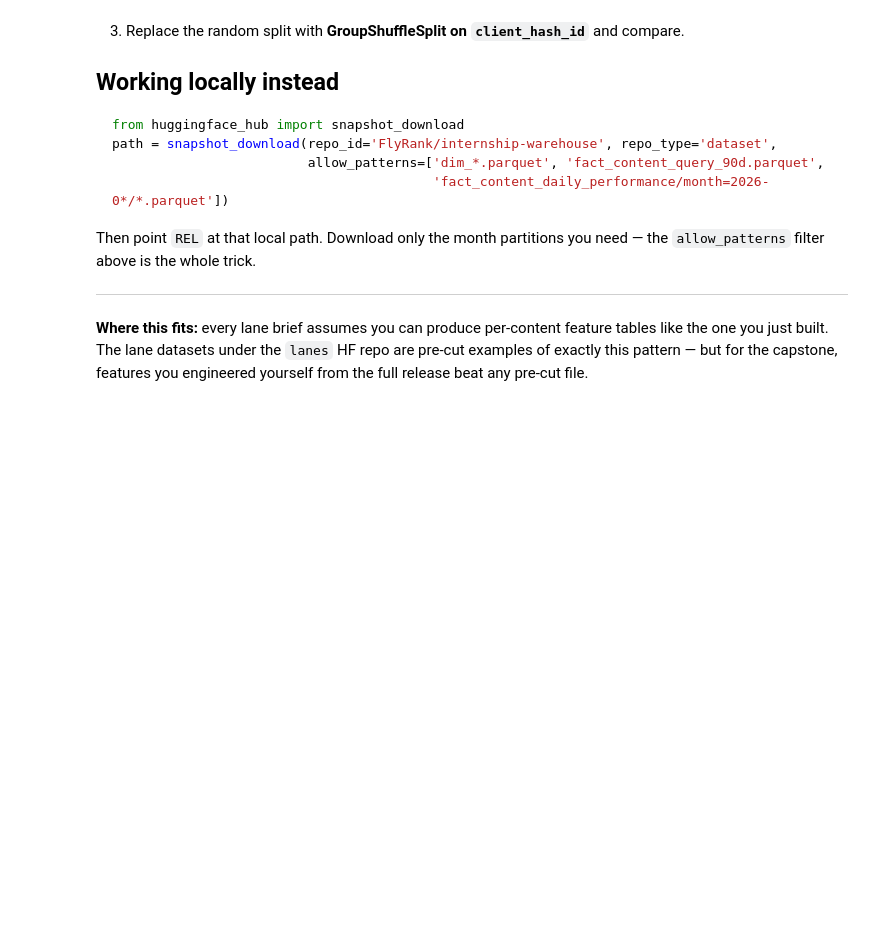
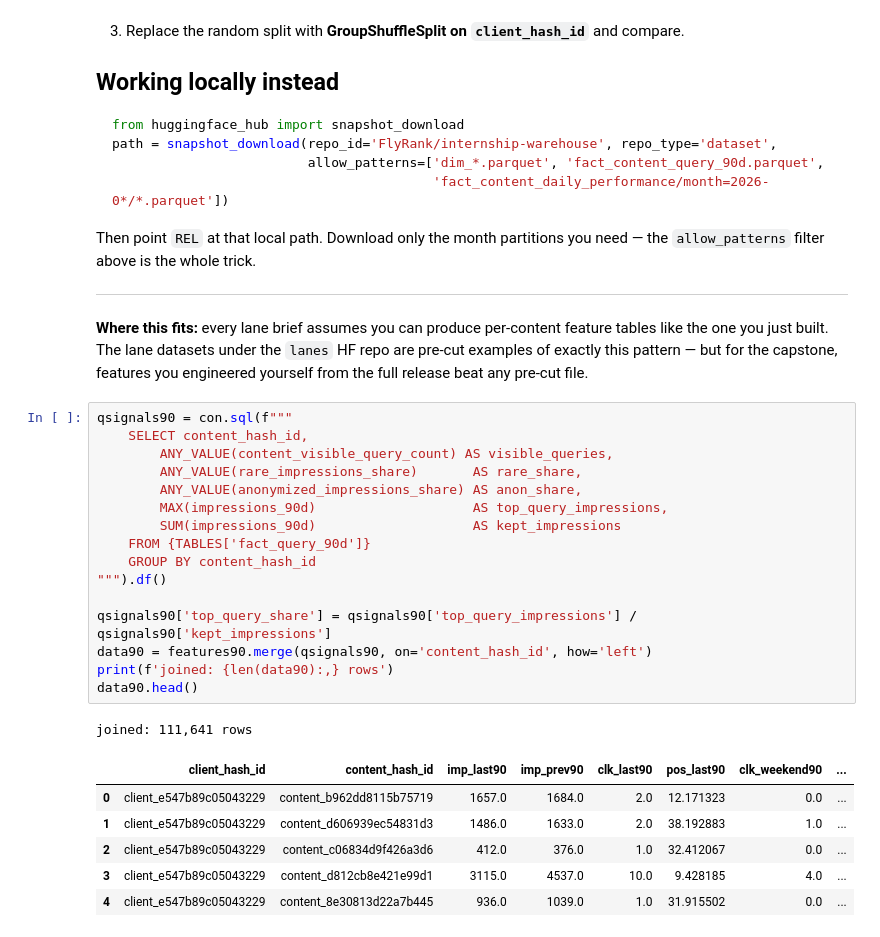
Before and after one commit to AyeshaRiaz66/FlyRank-ML-Internship, a Jupyter notebook: notebooks/03_working_with_the_full_release.ipynb, the cells around one changed output. Saved outputs shown, nothing was run; the diff lists cells and outputs as text; blank space fills up the shorter version.

```diff
--- a/notebooks/03_working_with_the_full_release.ipynb
+++ b/notebooks/03_working_with_the_full_release.ipynb
@@ -181,3 +262,27 @@ Then point `REL` at that local path. Download only the month partitions you need
 the one you just built. The lane datasets under the `lanes` HF repo are pre-cut examples of
 exactly this pattern — but for the capstone, features you engineered yourself from the full
 release beat any pre-cut file.
+# %%
+qsignals90 = con.sql(f"""
+    SELECT content_hash_id,
+        ANY_VALUE(content_visible_query_count) AS visible_queries,
+        ANY_VALUE(rare_impressions_share)       AS rare_share,
+        ANY_VALUE(anonymized_impressions_share) AS anon_share,
+        MAX(impressions_90d)                    AS top_query_impressions,
+        SUM(impressions_90d)                    AS kept_impressions
+    FROM {TABLES['fact_query_90d']}
+    GROUP BY content_hash_id
+""").df()
+
+qsignals90['top_query_share'] = qsignals90['top_query_impressions'] / qsignals90['kept_impressions']
+data90 = features90.merge(qsignals90, on='content_hash_id', how='left')
+print(f'joined: {len(data90):,} rows')
+data90.head()
+# %% [output]
+joined: 111,641 rows
+|  | client_hash_id | content_hash_id | imp_last90 | imp_prev90 | clk_last90 | pos_last90 | clk_weekend90 | ... |
+| 0 | client_e547b89c05043229 | content_b962dd8115b75719 | 1657.0 | 1684.0 | 2.0 | 12.171323 | 0.0 | ... |
+| 1 | client_e547b89c05043229 | content_d606939ec54831d3 | 1486.0 | 1633.0 | 2.0 | 38.192883 | 1.0 | ... |
+| 2 | client_e547b89c05043229 | content_c06834d9f426a3d6 | 412.0 | 376.0 | 1.0 | 32.412067 | 0.0 | ... |
+| 3 | client_e547b89c05043229 | content_d812cb8e421e99d1 | 3115.0 | 4537.0 | 10.0 | 9.428185 | 4.0 | ... |
+| 4 | client_e547b89c05043229 | content_8e30813d22a7b445 | 936.0 | 1039.0 | 1.0 | 31.915502 | 0.0 | ... |
```
Also changed, not shown: parts of 8 cells of this notebook.
